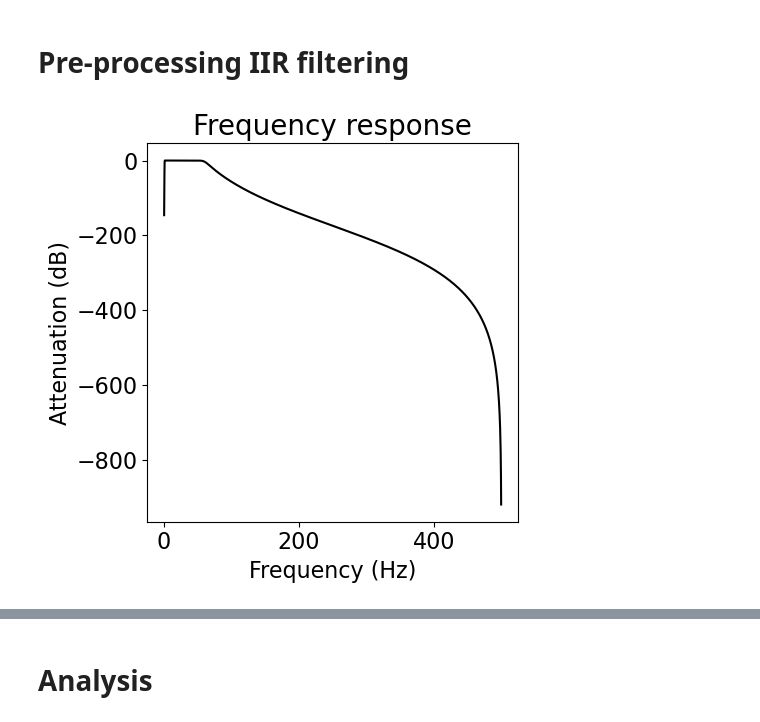
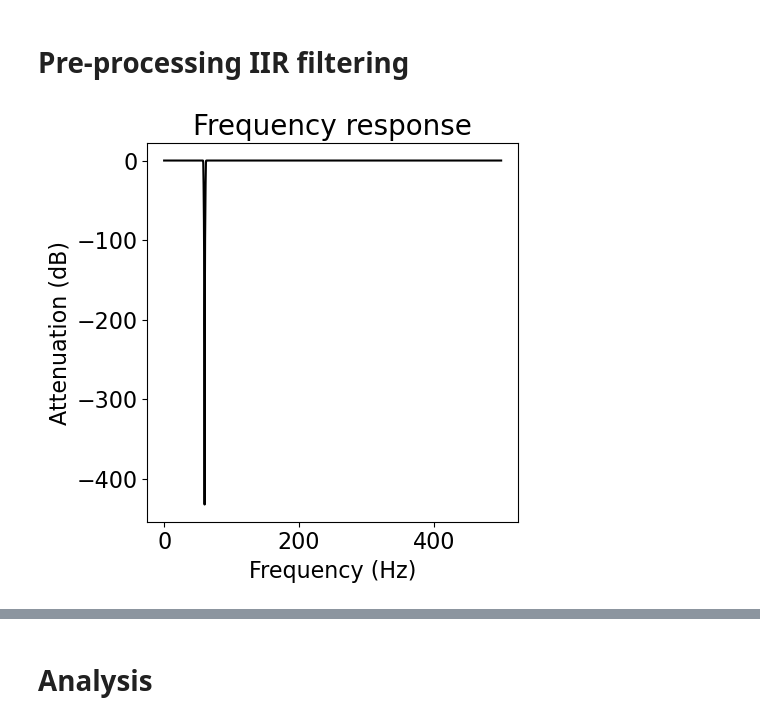
Before and after one commit to seqasim/LFPAnalysis, a Jupyter notebook: scripts/DBS_testing.ipynb, the cells around one changed output, grey strips where cells are left out. Saved outputs shown, nothing was run; the diff lists cells and outputs as text; code cells hidden in the pictures.

```diff
--- a/scripts/DBS_testing.ipynb
+++ b/scripts/DBS_testing.ipynb
@@ -56,20 +64,20 @@ from neurodsp.plts import plot_frequency_response, plot_time_series
 # %%
 # setting (double check here later)
 n_seconds = 1
 fs = 1000
 
 # Define filter settings
-pass_type = 'bandpass'
-f_range = (1, 60) #changed from 50 to 60 here
+pass_type = 'bandstop'
+f_range = (58, 62) #freq range to filter out
 butterworth_order = 12
 
 # Design the filter, getting the second-order series (sos) values for the filter
 sos = design_iir_filter(fs, pass_type, f_range, butterworth_order)
 
 # Compute the frequency response for the IIR filter
 f_db, db = compute_frequency_response(sos, None, fs)
 
 # Plot the frequency response
 plot_frequency_response(f_db, db)
 # %% [output]
-[figure, old version]
+[figure, new version]
```
Also changed, not shown: parts of 19 cells of this notebook.
